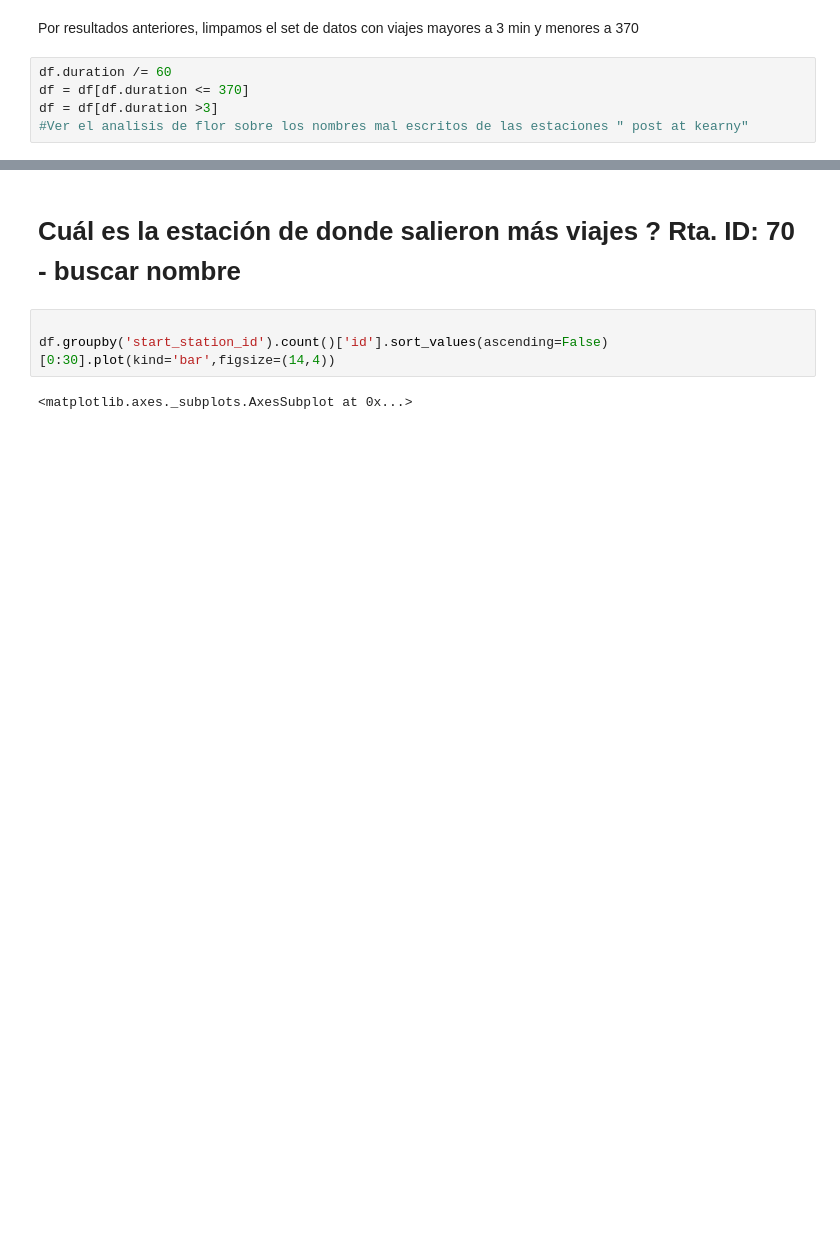
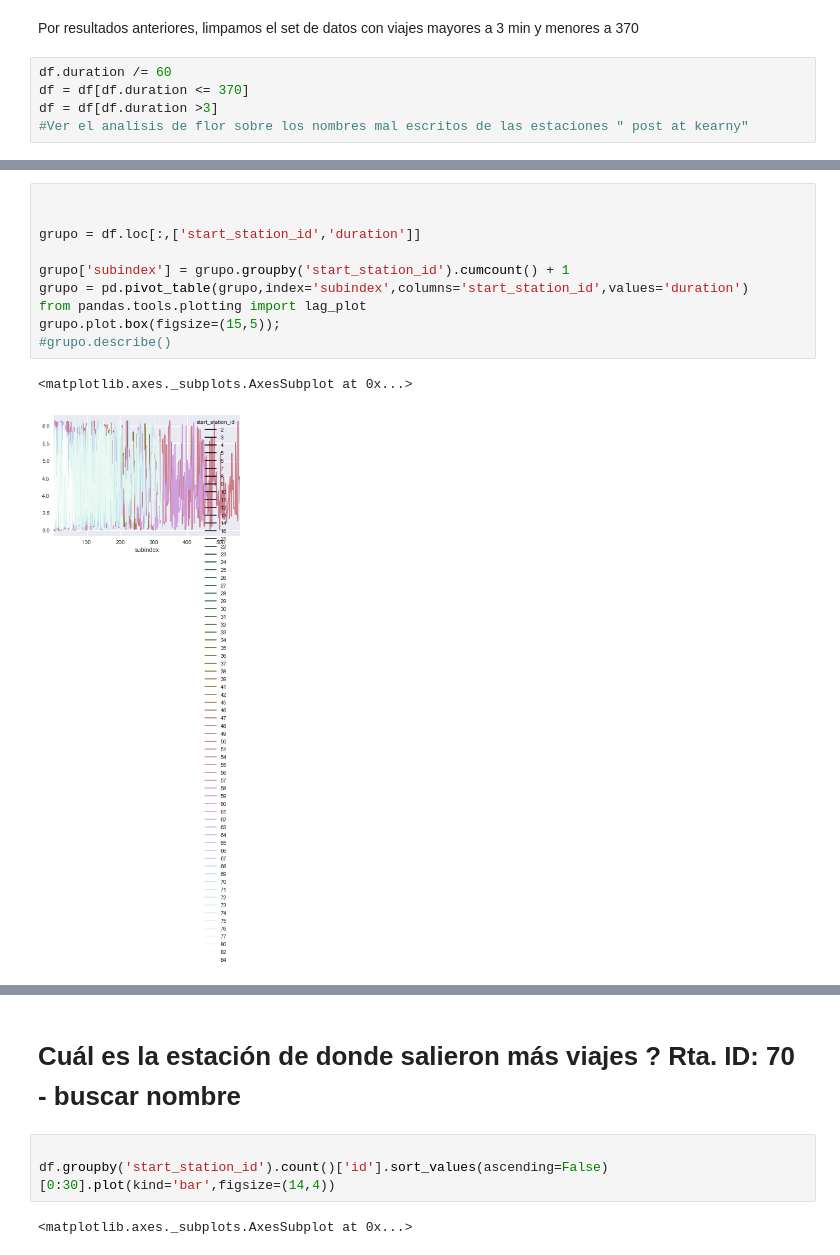
Before and after one commit to Gnahue/sanFranciscoBiclas, a Jupyter notebook: Analisis Exploratorio/TrafficStationAnalisys.ipynb, the cells around one changed output, grey strips where cells are left out. Saved outputs shown, nothing was run; the diff lists cells and outputs as text; blank space fills up the shorter version.

```diff
--- a/Analisis Exploratorio/TrafficStationAnalisys.ipynb
+++ b/Analisis Exploratorio/TrafficStationAnalisys.ipynb
@@ -23,0 +38,13 @@ df = df[df.duration >3]
+# %%
+
+
+grupo = df.loc[:,['start_station_id','duration']]
+
+grupo['subindex'] = grupo.groupby('start_station_id').cumcount() + 1
+grupo = pd.pivot_table(grupo,index='subindex',columns='start_station_id',values='duration')
+from pandas.tools.plotting import lag_plot
+grupo.plot.box(figsize=(15,5));
+#grupo.describe()
+# %% [output]
+<matplotlib.axes._subplots.AxesSubplot at 0x...>
+[figure, added]
```
Also changed, not shown: parts of 12 cells of this notebook.
